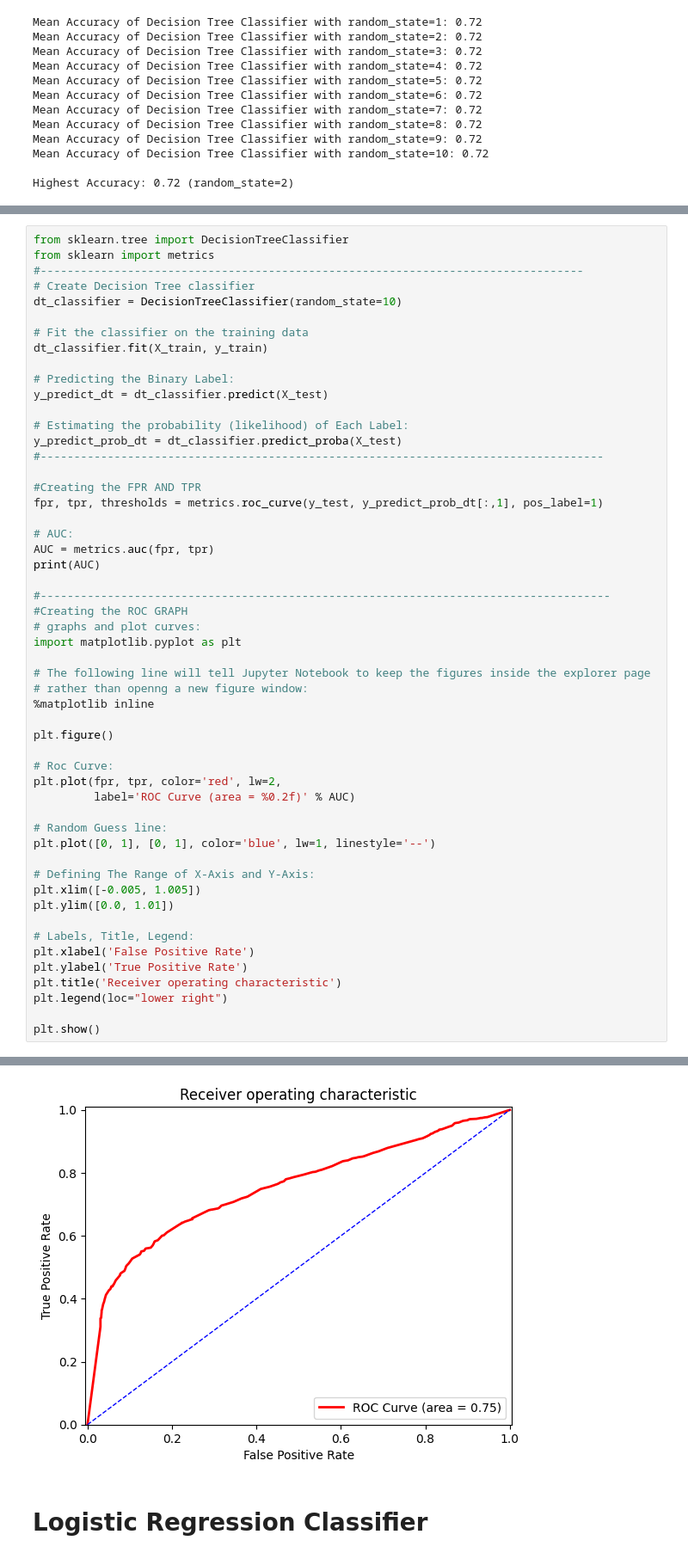
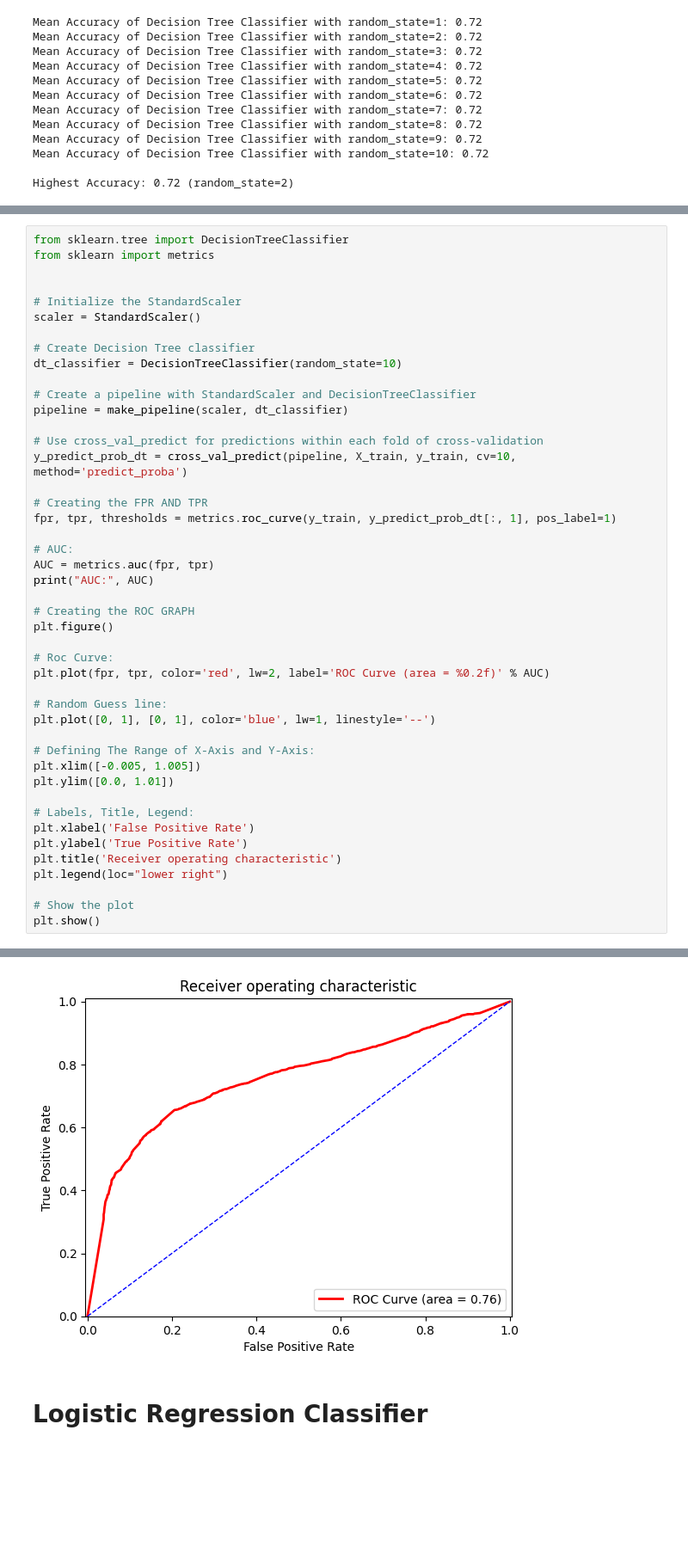
Before and after one commit to 248KMB/SpaceShipTatanic-Project, a Jupyter notebook: MAIN_CS4661_PROJECT_(1).ipynb, the cells around one changed output, grey strips where cells are left out. Shown at 86% size. Drawn from its saved outputs; the diff is of its cells as text; blank space fills up the shorter version.

```diff
--- a/MAIN_CS4661_PROJECT_(1).ipynb
+++ b/MAIN_CS4661_PROJECT_(1).ipynb
@@ -393,41 +542,32 @@ Highest Accuracy: 0.72 (random_state=2)
 # %%
 from sklearn.tree import DecisionTreeClassifier
 from sklearn import metrics
-#---------------------------------------------------------------------------------
+
+
+# Initialize the StandardScaler
+scaler = StandardScaler()
+
 # Create Decision Tree classifier
 dt_classifier = DecisionTreeClassifier(random_state=10)
 
-# Fit the classifier on the training data
-dt_classifier.fit(X_train, y_train)
+# Create a pipeline with StandardScaler and DecisionTreeClassifier
+pipeline = make_pipeline(scaler, dt_classifier)
 
-# Predicting the Binary Label:
-y_predict_dt = dt_classifier.predict(X_test)
+# Use cross_val_predict for predictions within each fold of cross-validation
+y_predict_prob_dt = cross_val_predict(pipeline, X_train, y_train, cv=10, method='predict_proba')
 
-# Estimating the probability (likelihood) of Each Label:
-y_predict_prob_dt = dt_classifier.predict_proba(X_test)
-#------------------------------------------------------------------------------------
-
-#Creating the FPR AND TPR
-fpr, tpr, thresholds = metrics.roc_curve(y_test, y_predict_prob_dt[:,1], pos_label=1)
+# Creating the FPR AND TPR
+fpr, tpr, thresholds = metrics.roc_curve(y_train, y_predict_prob_dt[:, 1], pos_label=1)
 
 # AUC:
 AUC = metrics.auc(fpr, tpr)
-print(AUC)
+print("AUC:", AUC)
 
-#-------------------------------------------------------------------------------------
-#Creating the ROC GRAPH
-# graphs and plot curves:
-import matplotlib.pyplot as plt
-
-# The following line will tell Jupyter Notebook to keep the figures inside the explorer page
-# rather than openng a new figure window:
-%matplotlib inline
-
+# Creating the ROC GRAPH
 plt.figure()
 
 # Roc Curve:
-plt.plot(fpr, tpr, color='red', lw=2,
-         label='ROC Curve (area = %0.2f)' % AUC)
+plt.plot(fpr, tpr, color='red', lw=2, label='ROC Curve (area = %0.2f)' % AUC)
 
 # Random Guess line:
 plt.plot([0, 1], [0, 1], color='blue', lw=1, linestyle='--')
@@ -442,5 +582,6 @@ plt.ylabel('True Positive Rate')
 plt.title('Receiver operating characteristic')
 plt.legend(loc="lower right")
 
+# Show the plot
 plt.show()
 # %% [output]
@@ -448,4 +589,4 @@ plt.show()
-[figure, old version]
+[figure, new version]
 # %% [markdown]
 
 # **Logistic Regression Classifier**
```
Also changed, not shown: parts of 19 cells of this notebook.
